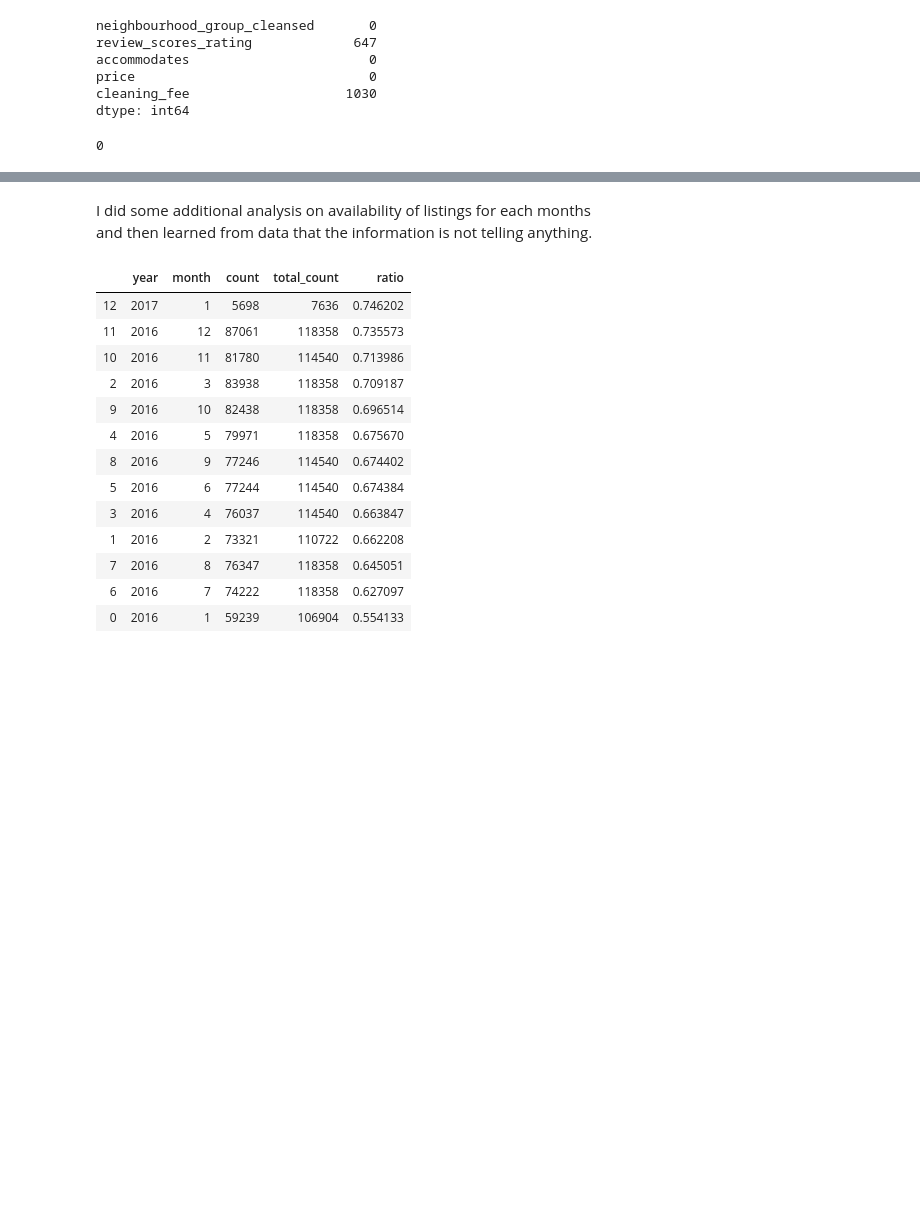
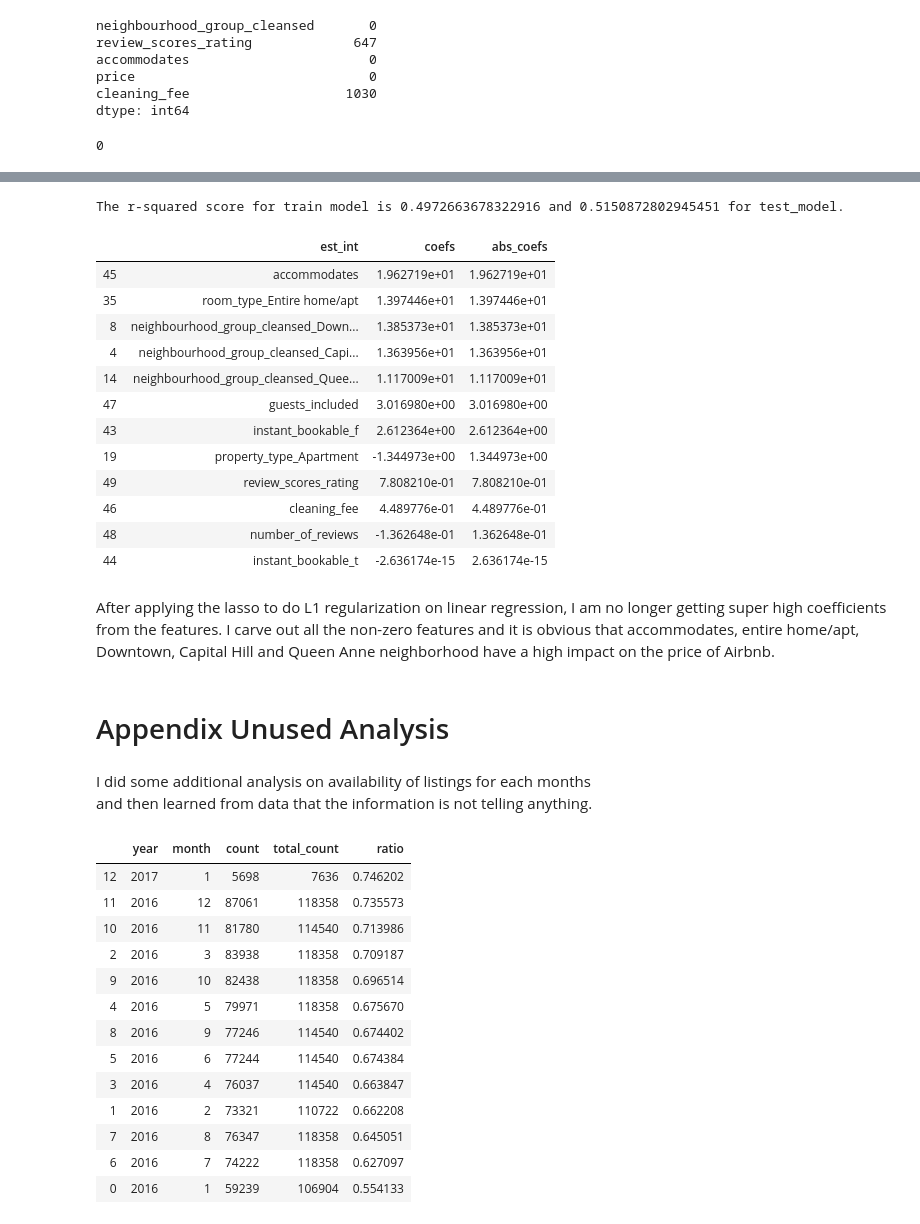
Before and after one commit to jsong2222/Udacity_ND_P1, a Jupyter notebook: seattle_airbnb_crisp_dm_final.ipynb, the cells around one changed output, grey strips where cells are left out. Saved outputs shown, nothing was run; the diff lists cells and outputs as text; code cells hidden in the pictures; blank space fills up the shorter version.

```diff
--- a/seattle_airbnb_crisp_dm_final.ipynb
+++ b/seattle_airbnb_crisp_dm_final.ipynb
@@ -315,0 +369,5 @@ strong multicollinearity or other numerical problems.
+# %%
+train_score, test_score, coefs_df=fit_model(q3_subset)
+
+print("The r-squared score for train model is {} and {} for test_model.".\
+      format(train_score, test_score))
@@ -316,3 +402,60 @@ strong multicollinearity or other numerical problems.
+# %%
+def fit_lasso_model(dataframe):
+    """
+        This function first does a train and test split and then
+        fits a linear regression model for the cleaned dataset
+        and then return the train and test r2 scores.
+
+        Args: dataframe (pandas dataframe)
+        Return: train_score (r2 score for train set)
+                test_score (r2 score for test set)
+                coefs_df (coefficient for all features)
+    """
+
+
+    X=dataframe.drop(columns=['price'], axis=1)
+    y=dataframe['price']
+    train_X, test_X, train_y, test_y = train_test_split(X, y, random_state=42, test_size=0.3)
+    lm=Lasso()
+    lm.fit(train_X,train_y)
+    test_y_preds=lm.predict(test_X)
+    train_y_preds=lm.predict(train_X)
+    train_score=r2_score(train_y, train_y_preds)
+    test_score=r2_score(test_y, test_y_preds)
+
+    coefs_df=pd.DataFrame()
+    coefs_df['est_int']=train_X.columns
+    coefs_df['coefs']=lm.coef_
+    coefs_df['abs_coefs']=np.abs(lm.coef_)
+    coefs_df=coefs_df.sort_values('abs_coefs',ascending=False)
+
+    return train_score, test_score, coefs_df
+# %%
+train_score, test_score, coefs_df = fit_lasso_model(q3_subset)
+print("The r-squared score for train model is {} and {} for test_model.".\
+      format(train_score, test_score))
+# %% [output]
+The r-squared score for train model is 0.4972663678322916 and 0.5150872802945451 for test_model.
+# %%
+coefs_df[coefs_df['coefs']!=0]
+# %% [output]
+|  | est_int | coefs | abs_coefs |
+| 45 | accommodates | 1.962719e+01 | 1.962719e+01 |
+| 35 | room_type_Entire home/apt | 1.397446e+01 | 1.397446e+01 |
+| 8 | neighbourhood_group_cleansed_Down... | 1.385373e+01 | 1.385373e+01 |
+| 4 | neighbourhood_group_cleansed_Capi... | 1.363956e+01 | 1.363956e+01 |
+| 14 | neighbourhood_group_cleansed_Quee... | 1.117009e+01 | 1.117009e+01 |
+| 47 | guests_included | 3.016980e+00 | 3.016980e+00 |
+| 43 | instant_bookable_f | 2.612364e+00 | 2.612364e+00 |
+| 19 | property_type_Apartment | -1.344973e+00 | 1.344973e+00 |
+| 49 | review_scores_rating | 7.808210e-01 | 7.808210e-01 |
+| 46 | cleaning_fee | 4.489776e-01 | 4.489776e-01 |
+| 48 | number_of_reviews | -1.362648e-01 | 1.362648e-01 |
+| 44 | instant_bookable_t | -2.636174e-15 | 2.636174e-15 |
+# %% [markdown]
+After applying the lasso to do L1 regularization on linear regression, I am no longer getting super high coefficients from the features. I carve out all the non-zero features and it is obvious that accommodates, entire home/apt, Downtown, Capital Hill and Queen Anne neighborhood have a high impact on the price of Airbnb.
+# %% [markdown]
+# Appendix Unused Analysis
 # %% [markdown]
 I did some additional analysis on availability of listings for each months\
 and then learned from data that the information is not telling anything.
```
Also changed, not shown: parts of 79 cells of this notebook.
